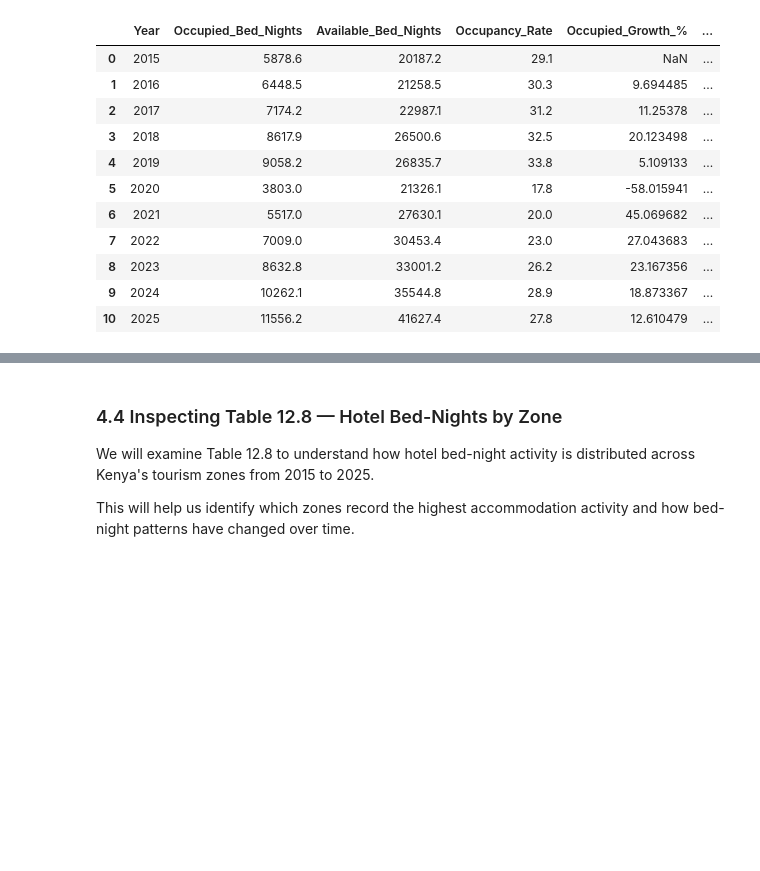
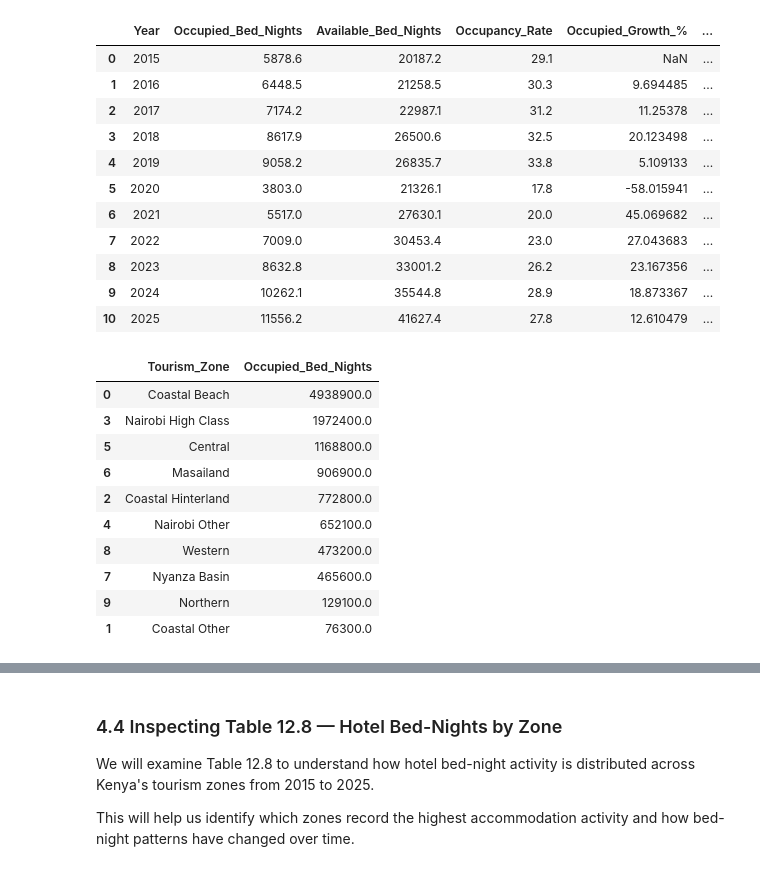
Before and after one commit to james-mutunga/Final-Capstone-Project, a Jupyter notebook: kenya_tourism_analysis.ipynb, the cells around one changed output, grey strips where cells are left out. Cells and saved outputs as stored; diff of their text form; code cells hidden in the pictures; blank space fills up the shorter version.

```diff
--- a/kenya_tourism_analysis.ipynb
+++ b/kenya_tourism_analysis.ipynb
@@ -1289,3 +1330,49 @@ df_accommodation.round(2)
 | 8 | 2023 | 8632.8 | 33001.2 | 26.2 | 23.167356 | ... |
 | 9 | 2024 | 10262.1 | 35544.8 | 28.9 | 18.873367 | ... |
 | 10 | 2025 | 11556.2 | 41627.4 | 27.8 | 12.610479 | ... |
+# %%
+import pandas as pd
+
+zone_demand = pd.DataFrame({
+    "Tourism_Zone": [
+        "Coastal Beach",
+        "Coastal Other",
+        "Coastal Hinterland",
+        "Nairobi High Class",
+        "Nairobi Other",
+        "Central",
+        "Masailand",
+        "Nyanza Basin",
+        "Western",
+        "Northern"
+    ],
+    "Occupied_Bed_Nights": [
+        4938.9, 76.3, 772.8, 1972.4, 652.1,
+        1168.8, 906.9, 465.6, 473.2, 129.1
+    ]
+})
+
+# Convert from thousands to actual bed-night counts
+zone_demand["Occupied_Bed_Nights"] *= 1000
+
+# Sort from highest to lowest
+zone_demand = zone_demand.sort_values(
+    "Occupied_Bed_Nights",
+    ascending=False
+)
+
+zone_demand.to_csv("zone_demand.csv", index=False)
+
+zone_demand
+# %% [output]
+|  | Tourism_Zone | Occupied_Bed_Nights |
+| 0 | Coastal Beach | 4938900.0 |
+| 3 | Nairobi High Class | 1972400.0 |
+| 5 | Central | 1168800.0 |
+| 6 | Masailand | 906900.0 |
+| 2 | Coastal Hinterland | 772800.0 |
+| 4 | Nairobi Other | 652100.0 |
+| 8 | Western | 473200.0 |
+| 7 | Nyanza Basin | 465600.0 |
+| 9 | Northern | 129100.0 |
+| 1 | Coastal Other | 76300.0 |
```
Also changed, not shown: parts of 5 cells of this notebook, 5 other files.
